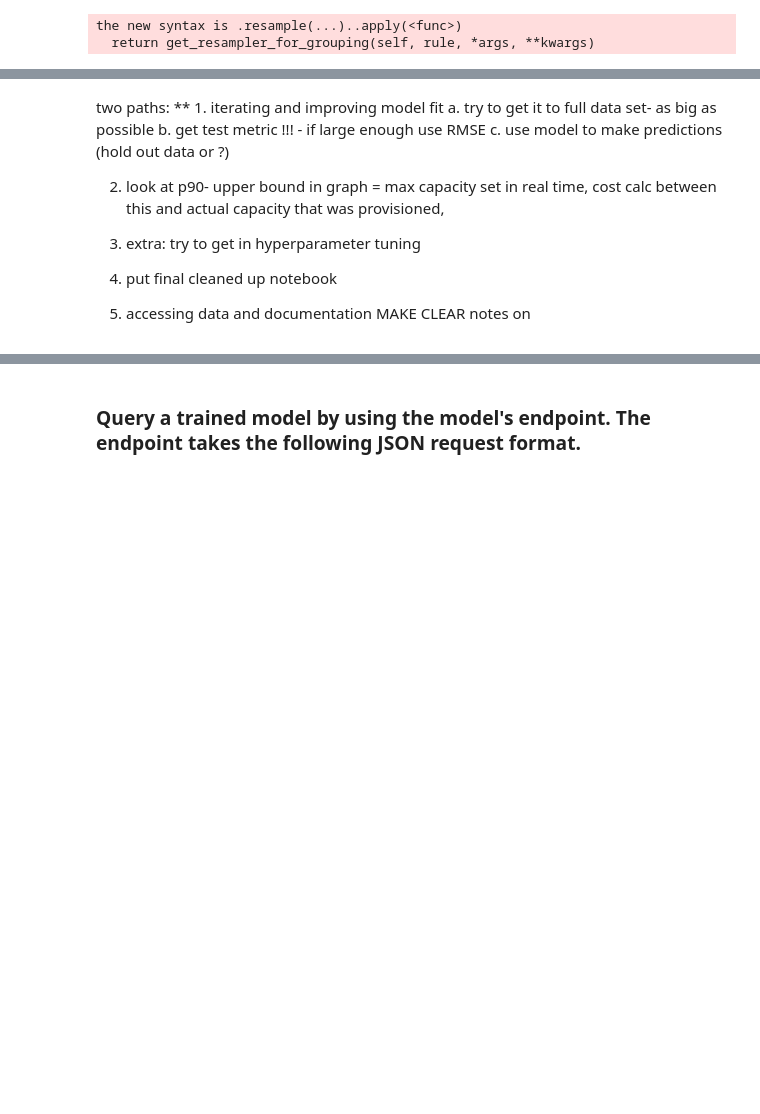
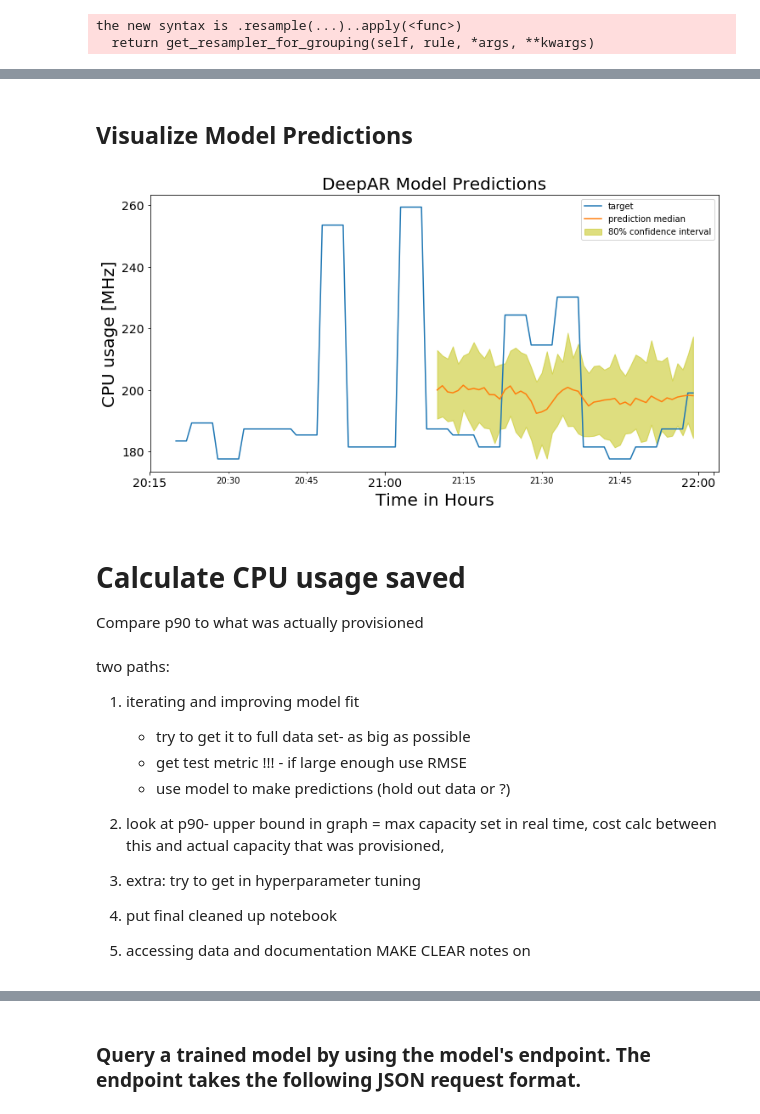
Before and after one commit to JessieRayeBauer/Time-Series-Forecasting-, a Jupyter notebook: Manifold_Sagemaker_min_dat.py.ipynb, the cells around one changed output, grey strips where cells are left out. Saved outputs shown, nothing was run; the diff lists cells and outputs as text; code cells hidden in the pictures; blank space fills up the shorter version.

```diff
--- a/Manifold_Sagemaker_min_dat.py.ipynb
+++ b/Manifold_Sagemaker_min_dat.py.ipynb
@@ -230,9 +174,3 @@ for i in vm_index_range:
     newseries.index = pd.to_datetime(newseries.index)
     time_series_test.append(newseries)
     #time_series_test = time_series_test.fillna(0)
-
-'''
-with open('./test_data.json', 'wb') as fp:
-    for ts in time_series_test:
-        fp.write(series_to_jsonline(ts).encode(encoding))
-        fp.write('\n'.encode(encoding)) '''
@@ -247,8 +183,3 @@ for i in vm_index_range:
     newseries.index = pd.to_datetime(newseries.index)
     time_series_training.append(newseries[:-prediction_length])
     #time_series_training = time_series_training.fillna(0)
-# %%
-'''with open('./train_data.json', 'wb') as fp:
-    for ts in time_series_training:
-        fp.write(series_to_jsonline(ts).encode(encoding))
-        fp.write('\n'.encode(encoding)) '''
@@ -291,13 +214,12 @@ estimator = sagemaker.estimator.Estimator(
 # %%
 # sagemaker automatically adds lags, so context length can be shorter than seasons
 # %%
-
 hyperparameters  = {
     "time_freq": freq,
     "context_length": context_length,
     "prediction_length": prediction_length,
     "num_cells": "40",
-    "num_layers": "3",
+    "num_layers": "2",
     "likelihood": "student-t",
     "epochs": "20",
     "mini_batch_size": "32",
@@ -409,6 +331,8 @@ predictor = DeepARPredictor(
     content_type="application/json"
 )
 predictor.set_prediction_parameters(freq, prediction_length)
+# %% [markdown]
+## Visualize Model Predictions
 # %%
 new_time_series_training = []
 for ts in time_series_training:
@@ -419,16 +343,25 @@ for ts in time_series_test:
     new_time_series_test.append(ts.asfreq('T'))
 # %%
 # 2 max for memory (on my desktop)
-
-list_of_df  = predictor.predict(new_time_series_training[:2]) # predicted forecast
-actual_data = new_time_series_test # full data set
+list_of_df  = predictor.predict(new_time_series_training[9:10]) # predicted forecast
+actual_data = new_time_series_test[9:10] # full data set
 # %%
 for k in range(len(list_of_df)):
     plt.figure(figsize=(12,6))
     actual_data[k][-prediction_length-context_length:].plot(label='target')
     p10 = list_of_df[k]['0.1']
     p90 = list_of_df[k]['0.9'] #set limits predictively
     plt.fill_between(p10.index, p10, p90, color='y', alpha=0.5, label='80% confidence interval')
     list_of_df[k]['0.5'].plot(label='prediction median') # set requests for capacity allocation
+    plt.title("DeepAR Model Predictions", fontsize = 20)
+    plt.ylabel("CPU usage [MHz]", fontsize = 20)
+    plt.xlabel("Time in Hours", fontsize = 20)
+    plt.yticks(fontsize=14);
+    plt.xticks(fontsize=14);
     plt.legend()
     plt.show()
+# %% [output]
+[figure, added]
+# %% [markdown]
+# Calculate CPU usage saved
+Compare p90 to what was actually provisioned
@@ -435,9 +416,10 @@ for k in range(len(list_of_df)):
 # %% [markdown]
 two paths:
-** 1. iterating and improving model fit
-    a. try to get it to full data set- as big as possible
-    b. get test metric !!! - if large enough use RMSE
-    c. use model to make predictions (hold out data or ?)
+1. iterating and improving model fit
+    - try to get it to full data set- as big as possible
+    - get test metric !!! - if large enough use RMSE
+    - use model to make predictions (hold out data or ?)
+
 
 2. look at p90- upper bound in graph = max capacity set in real time, cost calc between this and actual capacity that was provisioned,
 
```
Also changed, not shown: parts of 42 cells of this notebook.
